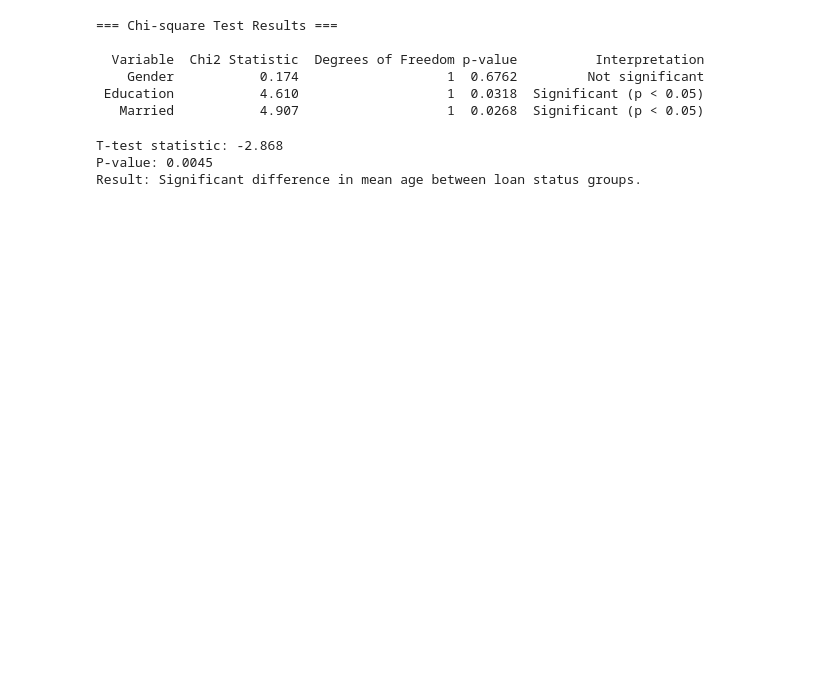
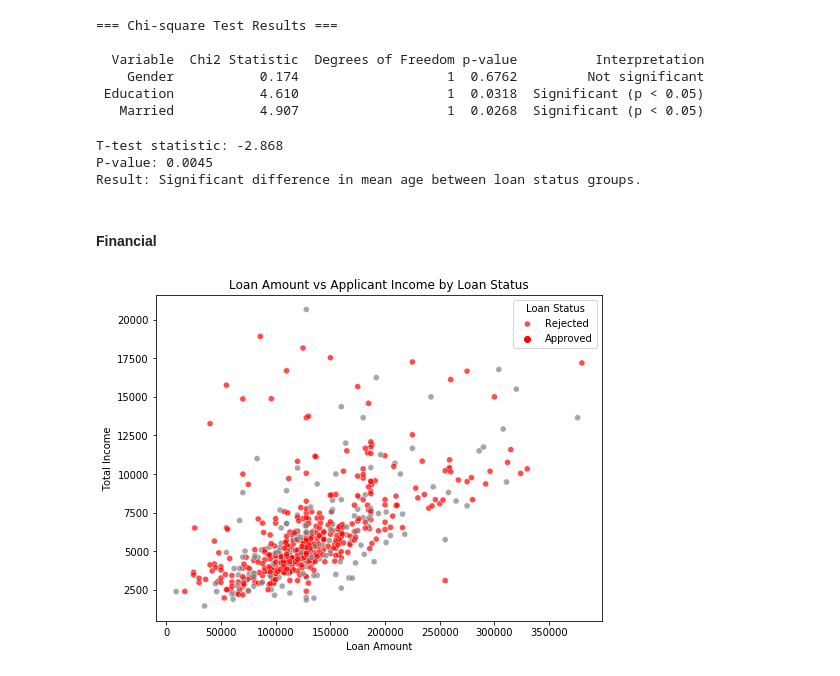
Before and after one commit to hana2808/Loan_Project, a Jupyter notebook: 3_KPI.ipynb, the cells around one changed output. Drawn from its saved outputs; the diff is of its cells as text; code cells hidden in the pictures; blank space fills up the shorter version.

```diff
--- a/3_KPI.ipynb
+++ b/3_KPI.ipynb
@@ -113,3 +84,22 @@ else:
 T-test statistic: -2.868
 P-value: 0.0045
 Result: Significant difference in mean age between loan status groups.
+# %% [markdown]
+#### Financial
+# %%
+plt.figure(figsize=(8,6))
+
+sns.scatterplot(data=df, x='LoanAmountScale', y='TotalIncome',
+                hue='Loan_Status',
+                palette={'Y': 'red', 'N': 'gray'},
+                alpha=0.7)
+
+plt.xlabel("Loan Amount")
+plt.ylabel("Total Income")
+plt.title("Loan Amount vs Applicant Income by Loan Status")
+
+plt.legend(title='Loan Status', labels=['Rejected', 'Approved'])
+
+plt.show()
+# %% [output]
+[figure, new version]
```
Also changed, not shown: parts of 8 cells of this notebook.
